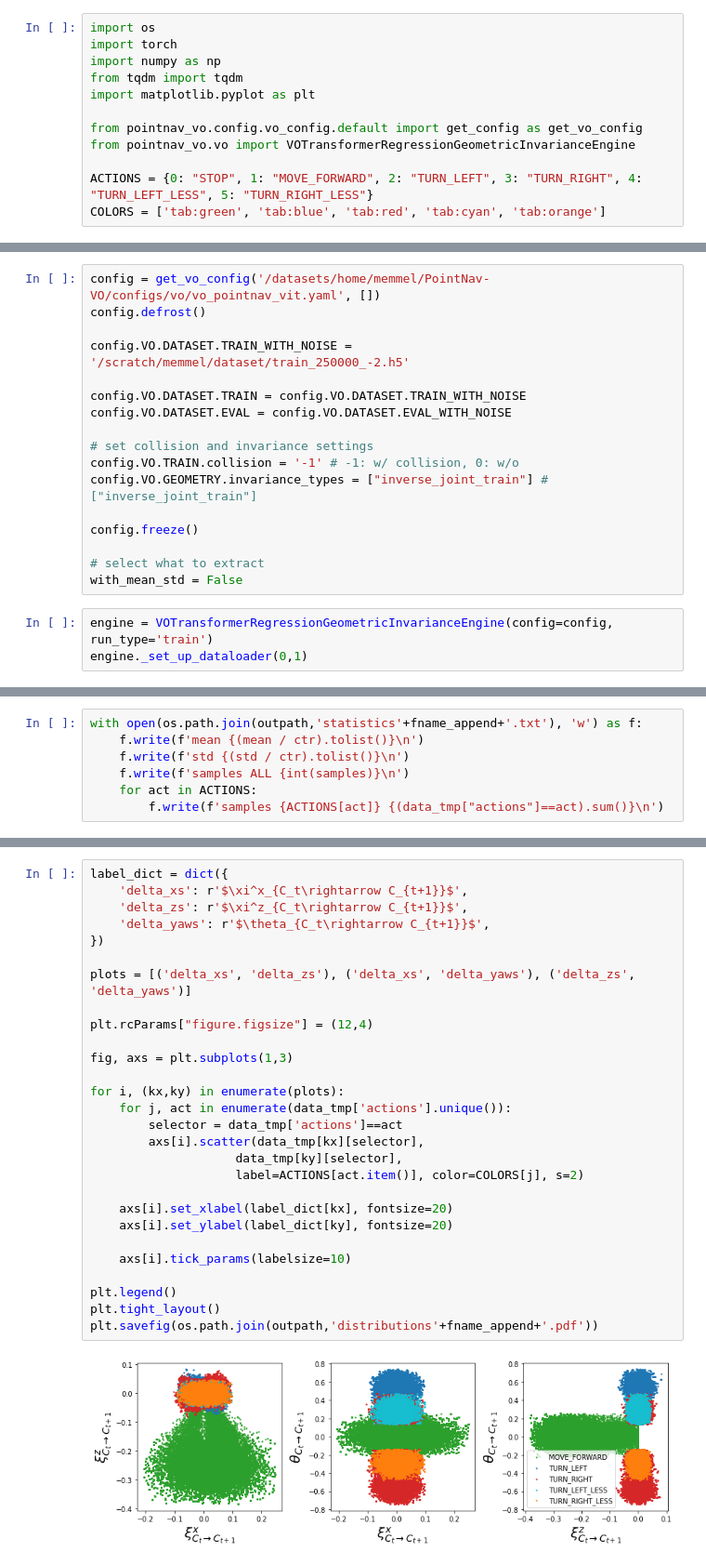
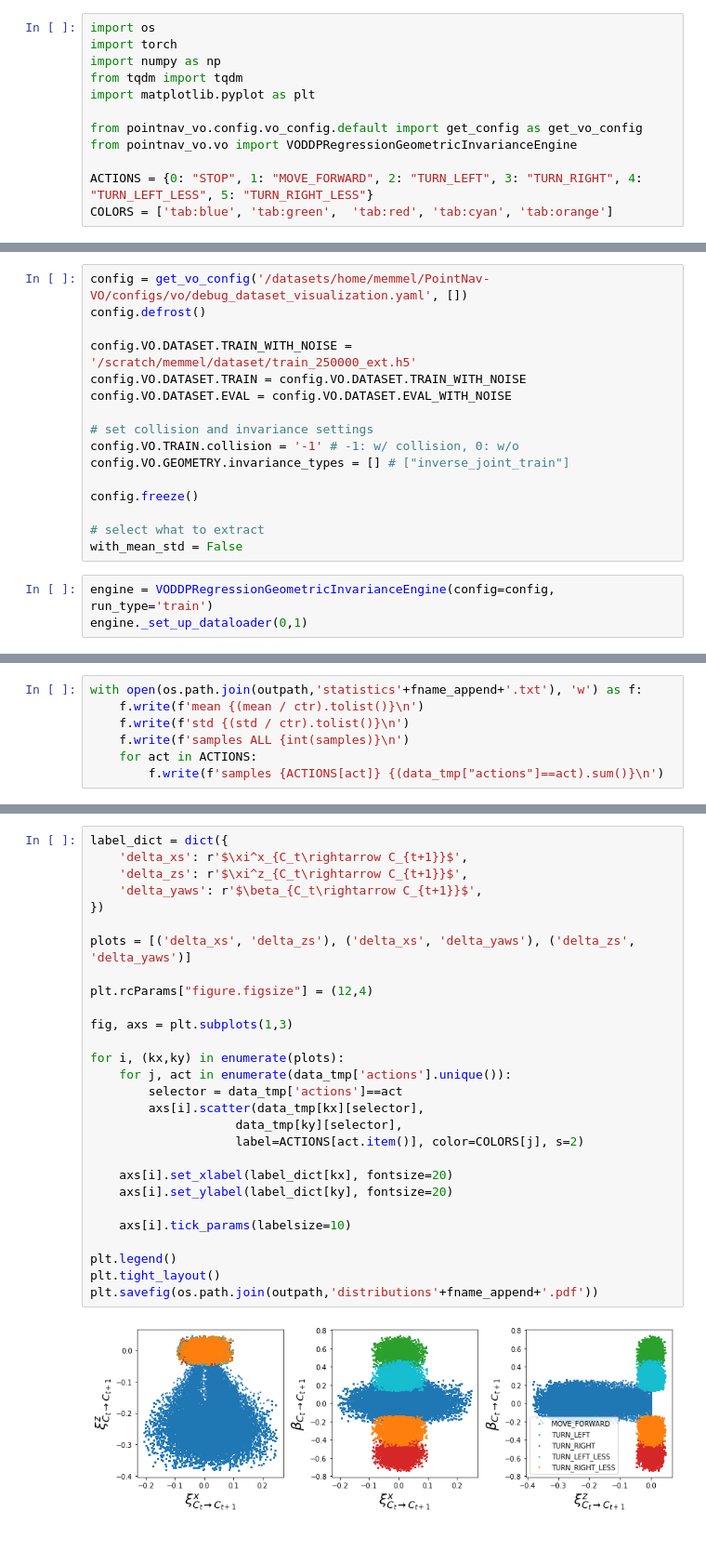
Before and after one commit to memmelma/VO-Transformer, a Jupyter notebook: dataset_statistics_extended_action.ipynb, the cells around one changed output, grey strips where cells are left out. Shown at 93% size. Cells and saved outputs as stored; diff of their text form.

```diff
--- a/dataset_statistics_extended_action.ipynb
+++ b/dataset_statistics_extended_action.ipynb
@@ -6,30 +6,29 @@ from tqdm import tqdm
 import matplotlib.pyplot as plt
 
 from pointnav_vo.config.vo_config.default import get_config as get_vo_config
-from pointnav_vo.vo import VOTransformerRegressionGeometricInvarianceEngine
+from pointnav_vo.vo import VODDPRegressionGeometricInvarianceEngine
 
 ACTIONS = {0: "STOP", 1: "MOVE_FORWARD", 2: "TURN_LEFT", 3: "TURN_RIGHT", 4: "TURN_LEFT_LESS", 5: "TURN_RIGHT_LESS"}
-COLORS = ['tab:green', 'tab:blue', 'tab:red', 'tab:cyan', 'tab:orange']
+COLORS = ['tab:blue', 'tab:green',  'tab:red', 'tab:cyan', 'tab:orange']
 # %% [markdown]
 ## extract statistics from dataset
 # %%
-config = get_vo_config('/datasets/home/memmel/PointNav-VO/configs/vo/vo_pointnav_vit.yaml', [])
+config = get_vo_config('/datasets/home/memmel/PointNav-VO/configs/vo/debug_dataset_visualization.yaml', [])
 config.defrost()
 
-config.VO.DATASET.TRAIN_WITH_NOISE = '/scratch/memmel/dataset/train_250000_-2.h5'
-
+config.VO.DATASET.TRAIN_WITH_NOISE = '/scratch/memmel/dataset/train_250000_ext.h5'
 config.VO.DATASET.TRAIN = config.VO.DATASET.TRAIN_WITH_NOISE
 config.VO.DATASET.EVAL = config.VO.DATASET.EVAL_WITH_NOISE
 
 # set collision and invariance settings
 config.VO.TRAIN.collision = '-1' # -1: w/ collision, 0: w/o
-config.VO.GEOMETRY.invariance_types = ["inverse_joint_train"] # ["inverse_joint_train"]
+config.VO.GEOMETRY.invariance_types = [] # ["inverse_joint_train"]
 
 config.freeze()
 
 # select what to extract
 with_mean_std = False
 # %%
-engine = VOTransformerRegressionGeometricInvarianceEngine(config=config, run_type='train')
+engine = VODDPRegressionGeometricInvarianceEngine(config=config, run_type='train')
 engine._set_up_dataloader(0,1)
 # %% [output]
@@ -145,30 +153,30 @@ plt.savefig(os.path.join(outpath,'bar'+fname_append+'.pdf'))
 # %%
 label_dict = dict({
     'delta_xs': r'$\xi^x_{C_t\rightarrow C_{t+1}}$',
     'delta_zs': r'$\xi^z_{C_t\rightarrow C_{t+1}}$',
-    'delta_yaws': r'$\theta_{C_t\rightarrow C_{t+1}}$',
+    'delta_yaws': r'$\beta_{C_t\rightarrow C_{t+1}}$',
 })
 
 plots = [('delta_xs', 'delta_zs'), ('delta_xs', 'delta_yaws'), ('delta_zs', 'delta_yaws')]
 
 plt.rcParams["figure.figsize"] = (12,4)
 
 fig, axs = plt.subplots(1,3)
 
 for i, (kx,ky) in enumerate(plots):
     for j, act in enumerate(data_tmp['actions'].unique()):
         selector = data_tmp['actions']==act
         axs[i].scatter(data_tmp[kx][selector],
                     data_tmp[ky][selector],
                     label=ACTIONS[act.item()], color=COLORS[j], s=2)
 
     axs[i].set_xlabel(label_dict[kx], fontsize=20)
     axs[i].set_ylabel(label_dict[ky], fontsize=20)
 
     axs[i].tick_params(labelsize=10)
 
 plt.legend()
 plt.tight_layout()
 plt.savefig(os.path.join(outpath,'distributions'+fname_append+'.pdf'))
 # %% [output]
-[figure, old version]
+[figure, new version]
```
Also changed, not shown: parts of 5 cells of this notebook, 3 other files.
